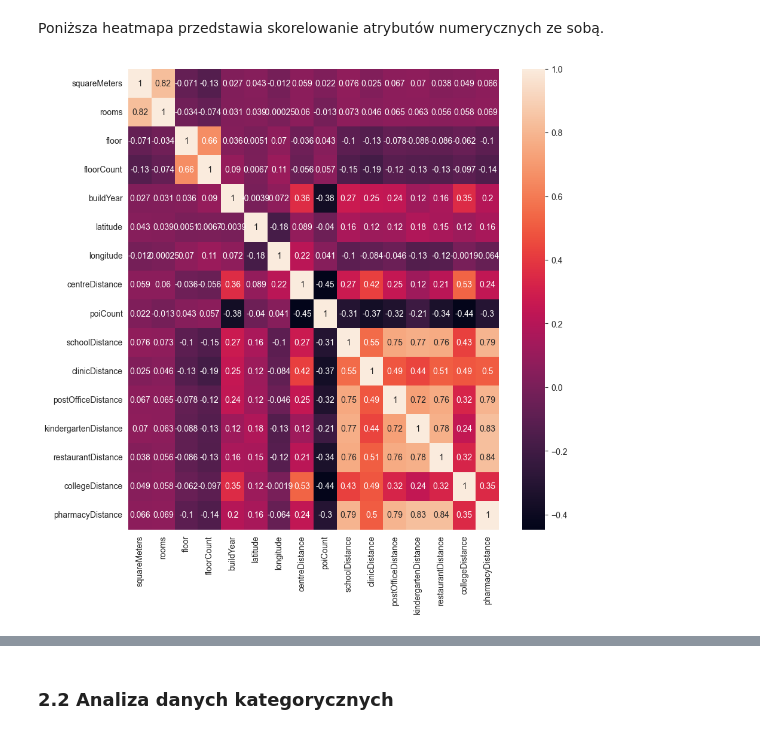
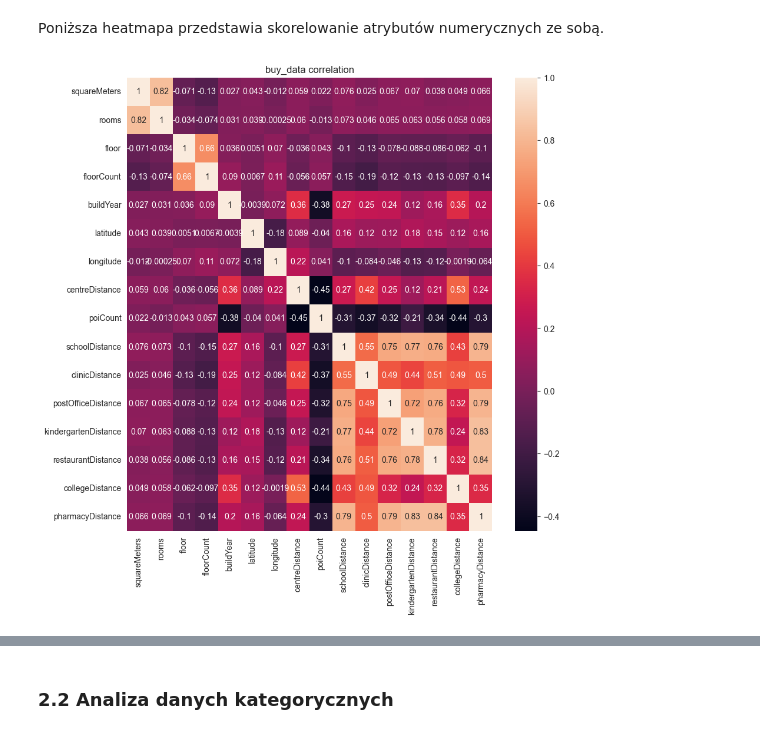
Before and after one commit to barpil/Analiza_danych_rynku_mieszkaniowego, a Jupyter notebook: ProjektPRiAD.ipynb, the cells around one changed output, grey strips where cells are left out. Saved outputs shown, nothing was run; the diff lists cells and outputs as text; code cells hidden in the pictures.

```diff
--- a/ProjektPRiAD.ipynb
+++ b/ProjektPRiAD.ipynb
@@ -317,8 +335,10 @@ Powyżej dwa wykresy punktowe oraz linia trendu wyznaczająca cenę kupna od pow
 Poniższa heatmapa przedstawia skorelowanie atrybutów numerycznych ze sobą.
 # %%
 buy_tmp = buy_data[numeric_columns[:-1]].copy()
+
 plt.figure(figsize = (10,10))
+plt.title("buy_data correlation")
 sns.heatmap(buy_tmp.corr(),annot = True)
 plt.show()
 # %% [output]
-[figure, old version]
+[figure, new version]
```
Also changed, not shown: parts of 12 cells of this notebook.
